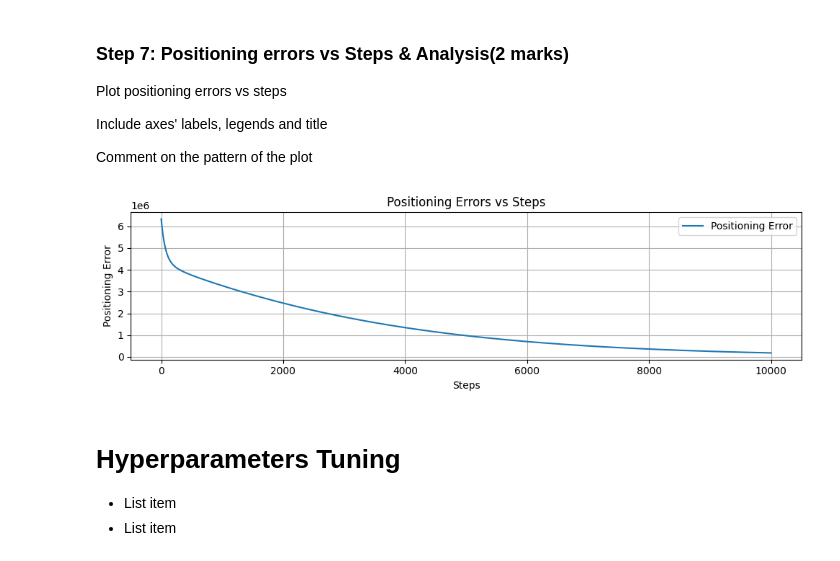
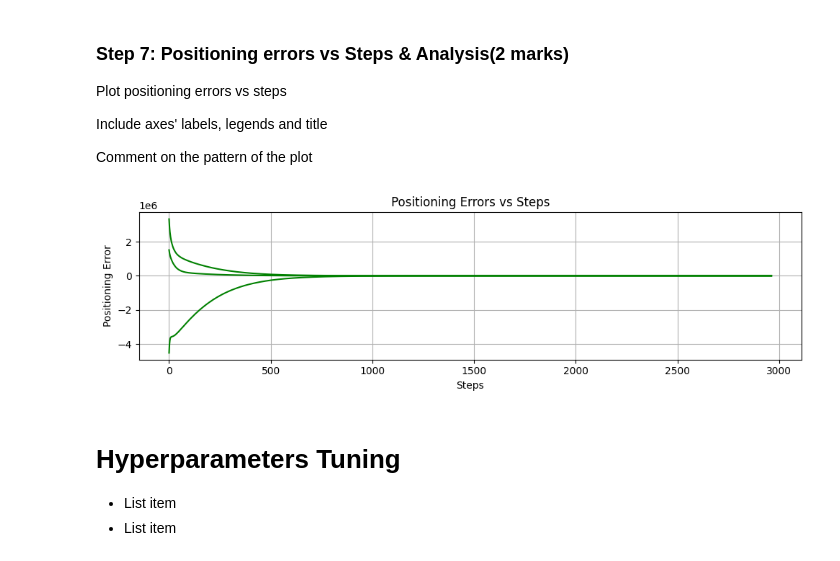
Before and after one commit to SamarthUPathak/engg680_2024_fall, a Jupyter notebook: Lab_Assignment3/Assignment3.ipynb, the cells around one changed output. Drawn from its saved outputs; the diff is of its cells as text; code cells hidden in the pictures.

```diff
--- a/Lab_Assignment3/Assignment3.ipynb
+++ b/Lab_Assignment3/Assignment3.ipynb
@@ -99,10 +99,11 @@ Call euclidean_norm function to calculate geometric distance.
 # %%
 # Cost function: sum of squared residuals between measured and predicted pseudoranges
 def cost_function(r_pos, cdT, s_pos, pseudorange):
-
-    predicted_pseudorange = euclidean_norm(r_pos, s_pos) + cdT
-    residuals = predicted_pseudorange - pseudorange
-    return np.sum(residuals ** 2)
+  geometric_distance = euclidean_norm(r_pos, s_pos)
+  predicted_pseudorange = geometric_distance - cdT
+  residuals = pseudorange - predicted_pseudorange
+  L = (1/n) * np.sum(residuals ** 2)
+  return L
 # %% [markdown]
 ### Step 2: Define the Gradient Computation Function (4 marks)
 
@@ -282,25 +282,21 @@ Plot positioning errors vs steps
 Include axes' labels, legends and title
 
 Comment on the pattern of the plot
-# %%
-fig, ax = plt.subplots(nrows=1, ncols=1, figsize=(10, 3))
-ax.plot(range(len(arr_err)), np.linalg.norm(arr_err, axis=1), label='Positioning Error')
-ax.set_xlabel("Steps")
-ax.set_ylabel("Positioning Error")
-ax.set_title("Positioning Errors vs Steps")
-ax.grid(True)
-ax.legend()
-fig.tight_layout()
-plt.show()
-
-# Comment on the pattern
-
-# The positioning errors start at a certain value and generally decrease over the iterations, indicating that the receiver's estimated position is becoming more accurate.
-# As the iterations progress, the rate of decrease in positioning errors may slow down, suggesting that the algorithm is refining its estimates as it approaches convergence.
-# Towards the end of the iterations, we may observe that the positioning errors stabilize, indicating that the estimates are close to the true values.
-# This pattern reflects a successful optimization process where the errors are minimized as the algorithm iterates.
-# %% [output]
-[figure, removed]
+# %%
+fig, ax = plt.subplots(nrows=1, ncols=1, figsize=(10, 3))
+ax.plot(arr_err, linestyle='-', color='green')
+ax.set_xlabel("Steps")
+ax.set_ylabel("Positioning Error")
+ax.set_title("Positioning Errors vs Steps")
+ax.grid(True)
+fig.tight_layout()
+plt.show()
+
+
+# Comment on the pattern
+# The pattern shows a successful optimization process where the algorithm quickly reduces the positioning error from a high initial value, oscillates as it fine-tunes the position, and finally converges to a stable, low error.
+# %% [output]
+[figure, added]
 # %% [markdown]
 # Hyperparameters Tuning
 
```
Also changed, not shown: parts of 14 cells of this notebook.
